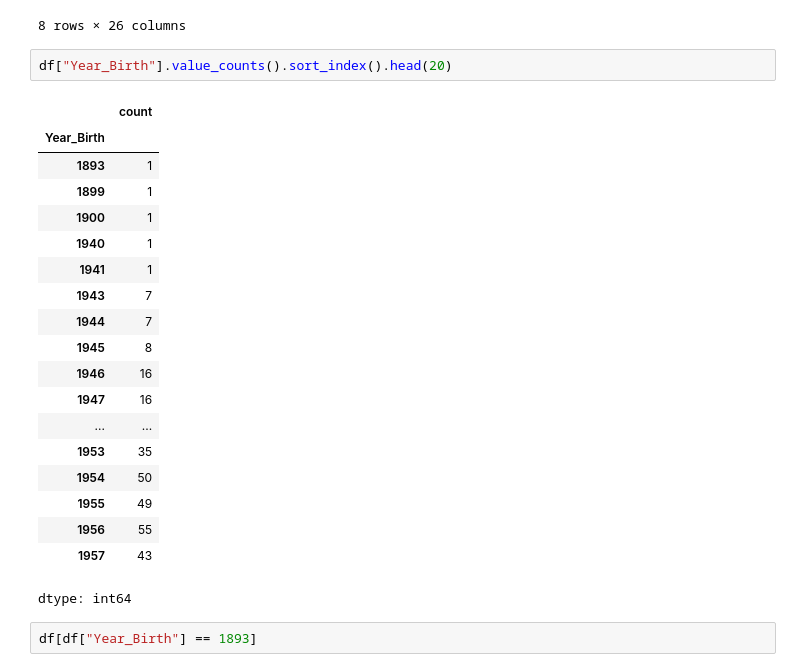
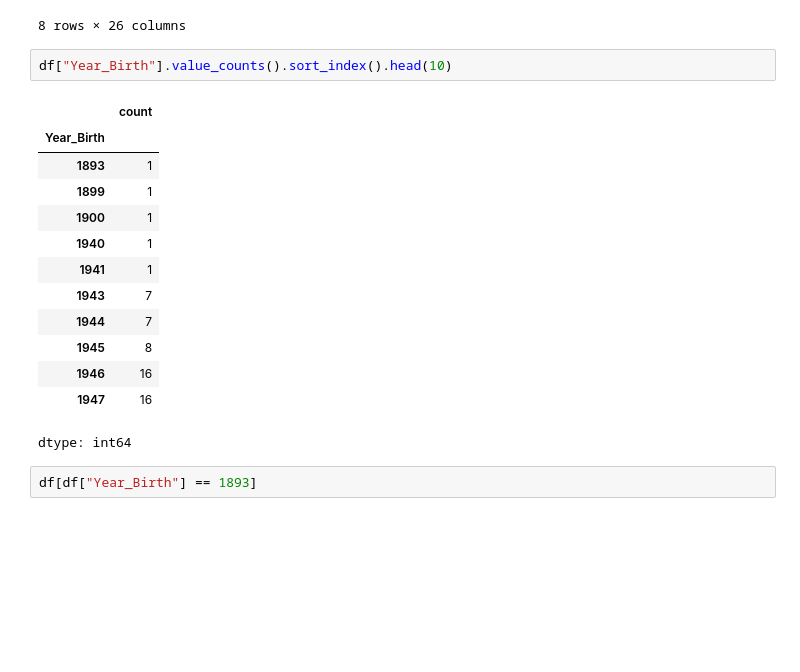
Before and after one commit to YOGITHA20/Customer_Marketing_Analysis, a Jupyter notebook: Customer_Marketing_Analysis.ipynb, the cells around one changed output. Cells and saved outputs as stored; diff of their text form; blank space fills up the shorter version.

```diff
--- a/Customer_Marketing_Analysis.ipynb
+++ b/Customer_Marketing_Analysis.ipynb
@@ -61,26 +61,20 @@ df.describe()
 | max | 11191.000000 | 1996.000000 | 666666.000000 | 2.000000 | 2.000000 | 99.000000 | 1493.000000 | 199.000000 | 1725.000000 | ... |
 8 rows × 26 columns
 # %%
-df["Year_Birth"].value_counts().sort_index().head(20)
+df["Year_Birth"].value_counts().sort_index().head(10)
 # %% [output]
 |  | count |
 | Year_Birth |  |
 | 1893 | 1 |
 | 1899 | 1 |
 | 1900 | 1 |
 | 1940 | 1 |
 | 1941 | 1 |
 | 1943 | 7 |
 | 1944 | 7 |
 | 1945 | 8 |
 | 1946 | 16 |
 | 1947 | 16 |
-| ... | ... |
-| 1953 | 35 |
-| 1954 | 50 |
-| 1955 | 49 |
-| 1956 | 55 |
-| 1957 | 43 |
 dtype: int64
 # %%
 df[df["Year_Birth"] == 1893]
```
Also changed, not shown: parts of 1 cell of this notebook.
